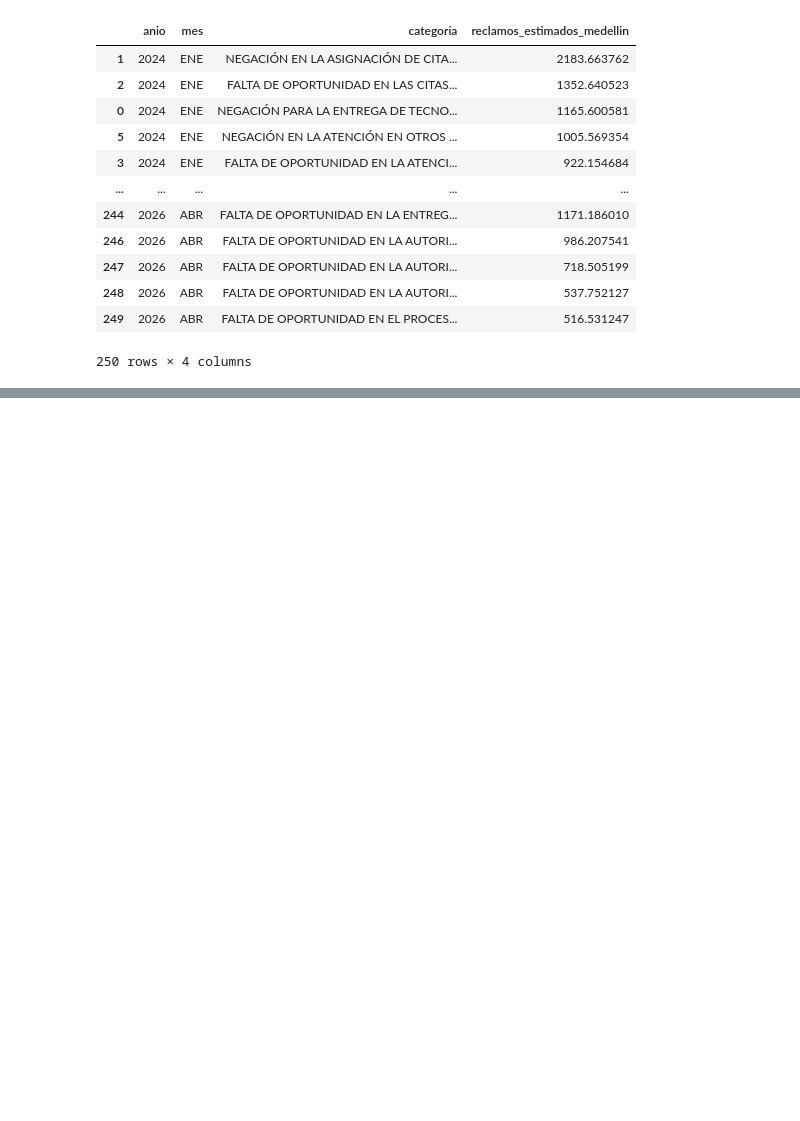
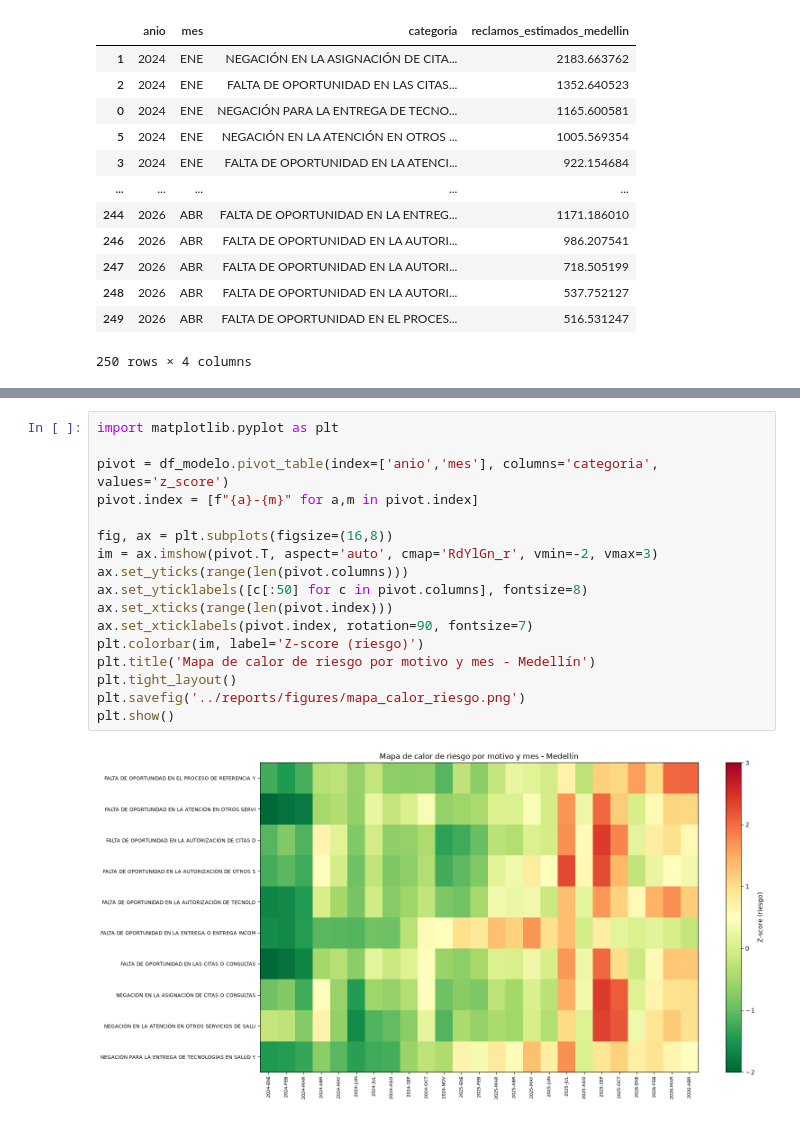
Before and after one commit to analiticapersoneriamedellin/atencion-salud-medellin, a Jupyter notebook: notebooks/01_analisis_exploratorio.ipynb, the cells around one changed output, grey strips where cells are left out. Saved outputs shown, nothing was run; the diff lists cells and outputs as text; blank space fills up the shorter version.

Commit message:
Mapa de calor de riesgo - hallazgo visual confirmado

```diff
--- a/notebooks/01_analisis_exploratorio.ipynb
+++ b/notebooks/01_analisis_exploratorio.ipynb
@@ -166,3 +166,22 @@ df_modelo[df_modelo['nivel_riesgo']=='alto'].sort_values(['anio','mes'], ascendi
 | 194 | 2025 | SEP | NEGACIÓN EN LA ASIGNACIÓN DE CITA... | 0.194669 | 19037 | 3705.914163 | 34.349807 | ... |
 | 219 | 2025 | SEP | NEGACIÓN EN LA ATENCIÓN EN OTROS ... | 0.081274 | 19037 | 1547.214574 | 44.948891 | ... |
 | 42 | 2025 | JUL | FALTA DE OPORTUNIDAD EN LA ATENCI... | 0.117320 | 18804 | 2206.088908 | 37.984572 | ... |
+# %%
+import matplotlib.pyplot as plt
+
+pivot = df_modelo.pivot_table(index=['anio','mes'], columns='categoria', values='z_score')
+pivot.index = [f"{a}-{m}" for a,m in pivot.index]
+
+fig, ax = plt.subplots(figsize=(16,8))
+im = ax.imshow(pivot.T, aspect='auto', cmap='RdYlGn_r', vmin=-2, vmax=3)
+ax.set_yticks(range(len(pivot.columns)))
+ax.set_yticklabels([c[:50] for c in pivot.columns], fontsize=8)
+ax.set_xticks(range(len(pivot.index)))
+ax.set_xticklabels(pivot.index, rotation=90, fontsize=7)
+plt.colorbar(im, label='Z-score (riesgo)')
+plt.title('Mapa de calor de riesgo por motivo y mes - Medellín')
+plt.tight_layout()
+plt.savefig('../reports/figures/mapa_calor_riesgo.png')
+plt.show()
+# %% [output]
+[figure, added]
```
Also changed, not shown: 1 other file.
